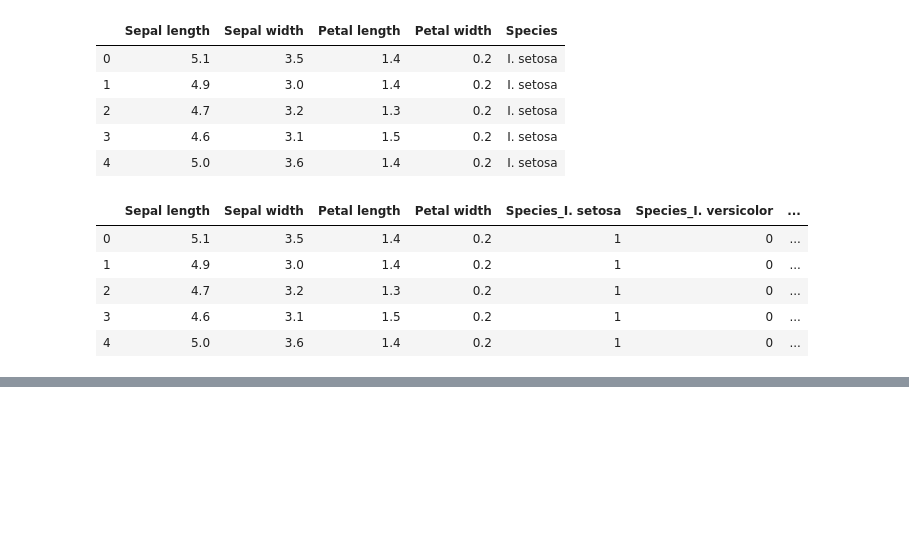
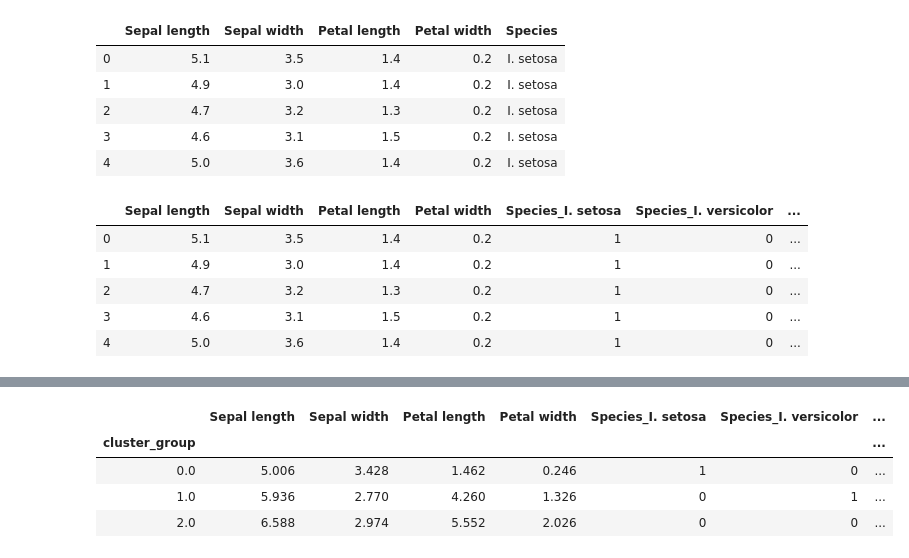
Before and after one commit to Svensmark/Semester4Python, a Jupyter notebook: Assignments/Week 11 Assignment.ipynb, the cells around one changed output, grey strips where cells are left out. Drawn from its saved outputs; the diff is of its cells as text; code cells hidden in the pictures; blank space fills up the shorter version.

```diff
--- a/Assignments/Week 11 Assignment.ipynb
+++ b/Assignments/Week 11 Assignment.ipynb
@@ -43,0 +95,12 @@ TypeError: 'str' object is not callable
+# %%
+#Grouping flowers by Cluster
+cluster_data = data.groupby(['cluster_group']).mean()
+#Count of flowers in each cluster
+cluster_data['Counts'] = pd.Series(data.groupby(['cluster_group']).size())
+cluster_data
+# %% [output]
+|  | Sepal length | Sepal width | Petal length | Petal width | Species_I. setosa | Species_I. versicolor | ... |
+| cluster_group |  |  |  |  |  |  | ... |
+| 0.0 | 5.006 | 3.428 | 1.462 | 0.246 | 1 | 0 | ... |
+| 1.0 | 5.936 | 2.770 | 4.260 | 1.326 | 0 | 1 | ... |
+| 2.0 | 6.588 | 2.974 | 5.552 | 2.026 | 0 | 0 | ... |
```
Also changed, not shown: parts of 8 cells of this notebook.
